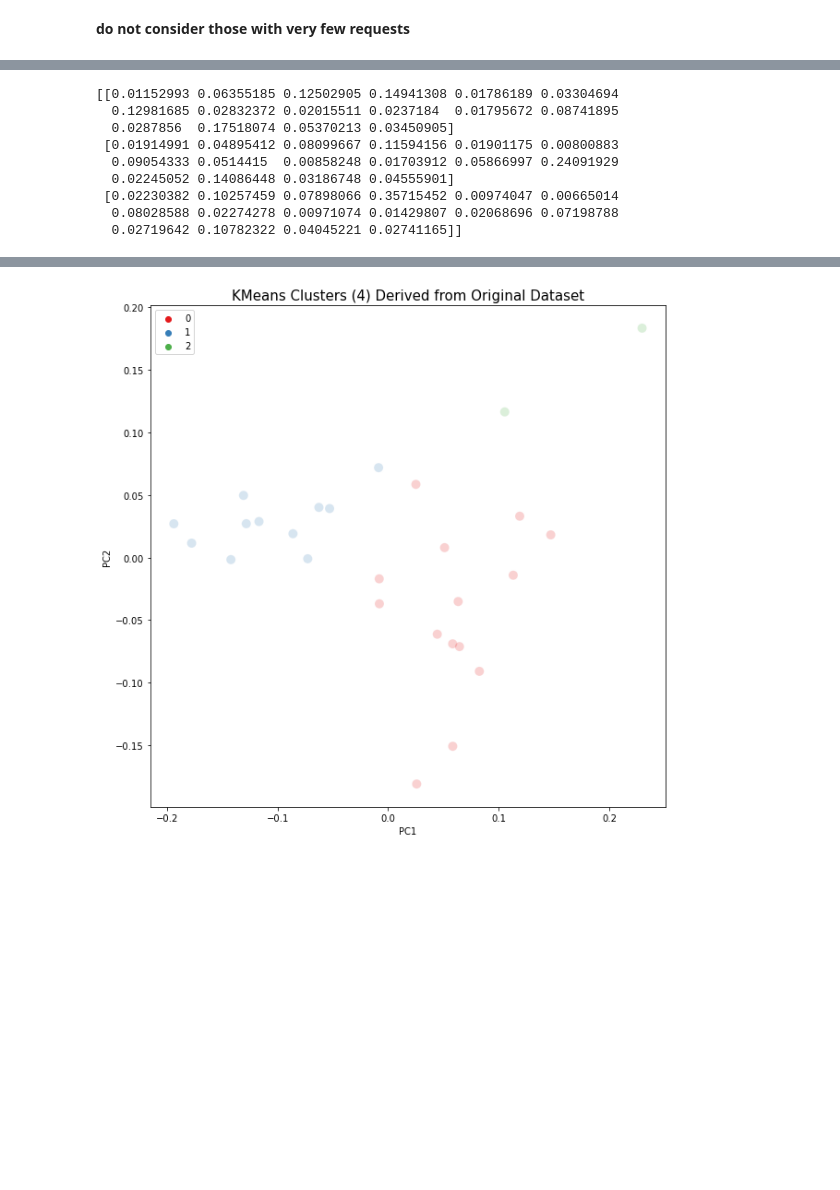
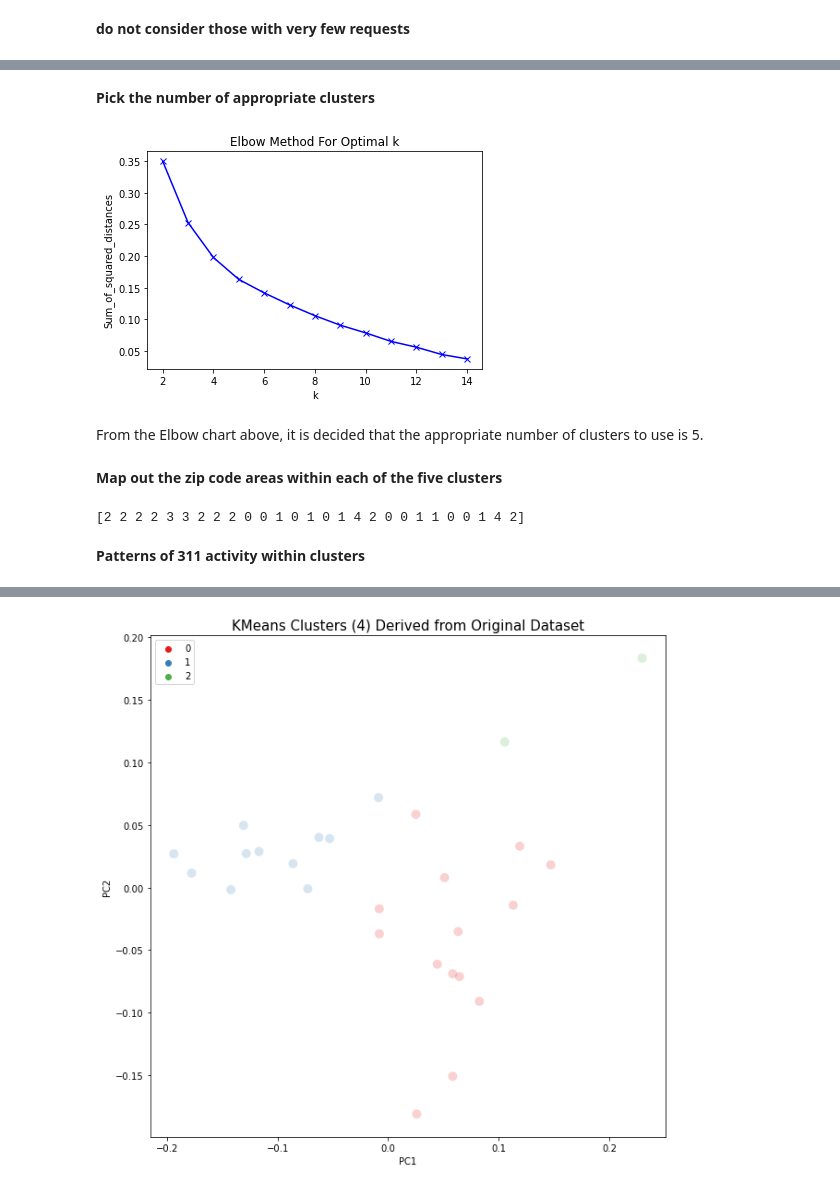
Before and after one commit to cicattzo/analytics-edge-project, a Jupyter notebook: clustering.ipynb, the cells around one changed output, grey strips where cells are left out. Saved outputs shown, nothing was run; the diff lists cells and outputs as text; code cells hidden in the pictures; blank space fills up the shorter version.

Commit message:
completed k-means clustering with appropriate k size and identified zipcodes for each cluster

```diff
--- a/clustering.ipynb
+++ b/clustering.ipynb
@@ -171,14 +179,32 @@ import seaborn as sns
+# %% [markdown]
+<b>Pick the number of appropriate clusters</b>
+# %%
+sum_of_squared_distances = []
+Ks = range(2,15)
+for k in Ks:
+    km = KMeans(n_clusters=k).fit(df_new)
+    sum_of_squared_distances.append(km.inertia_)
 # %%
-kmeans = KMeans(n_clusters=3).fit(df_new)
-centroids = kmeans.cluster_centers_
-print(centroids)
+# kmeans = KMeans(n_clusters=3).fit(df_new)
+# centroids = kmeans.cluster_centers_
+# print(centroids)
-# %% [output]
-[[0.01152993 0.06355185 0.12502905 0.14941308 0.01786189 0.03304694
-  0.12981685 0.02832372 0.02015511 0.0237184  0.01795672 0.08741895
-  0.0287856  0.17518074 0.05370213 0.03450905]
- [0.01914991 0.04895412 0.08099667 0.11594156 0.01901175 0.00800883
-  0.09054333 0.0514415  0.00858248 0.01703912 0.05866997 0.24091929
-  0.02245052 0.14086448 0.03186748 0.04555901]
- [0.02230382 0.10257459 0.07898066 0.35715452 0.00974047 0.00665014
-  0.08028588 0.02274278 0.00971074 0.01429807 0.02068696 0.07198788
-  0.02719642 0.10782322 0.04045221 0.02741165]]
+# %%
+plt.plot(Ks, sum_of_squared_distances, 'bx-')
+plt.xlabel('k')
+plt.ylabel('Sum_of_squared_distances')
+plt.title('Elbow Method For Optimal k')
+plt.show()
+# %% [output]
+[figure, added]
+# %% [markdown]
+From the Elbow chart above, it is decided that the appropriate number of clusters to use is 5.
+# %% [markdown]
+<b> Map out the zip code areas within each of the five clusters <b>
+# %%
+kmeans = KMeans(n_clusters=5, random_state=72).fit_predict(df_new)
+# random state for centroid initialization set to 72 means randomness is now deterministic
+print(kmeans)
+# %% [output]
+[2 2 2 2 3 3 2 2 2 0 0 1 0 1 0 1 4 2 0 0 1 1 0 0 1 4 2]
+# %% [markdown]
+<b> Patterns of 311 activity within clusters </b>
```
Also changed, not shown: parts of 14 cells of this notebook.
